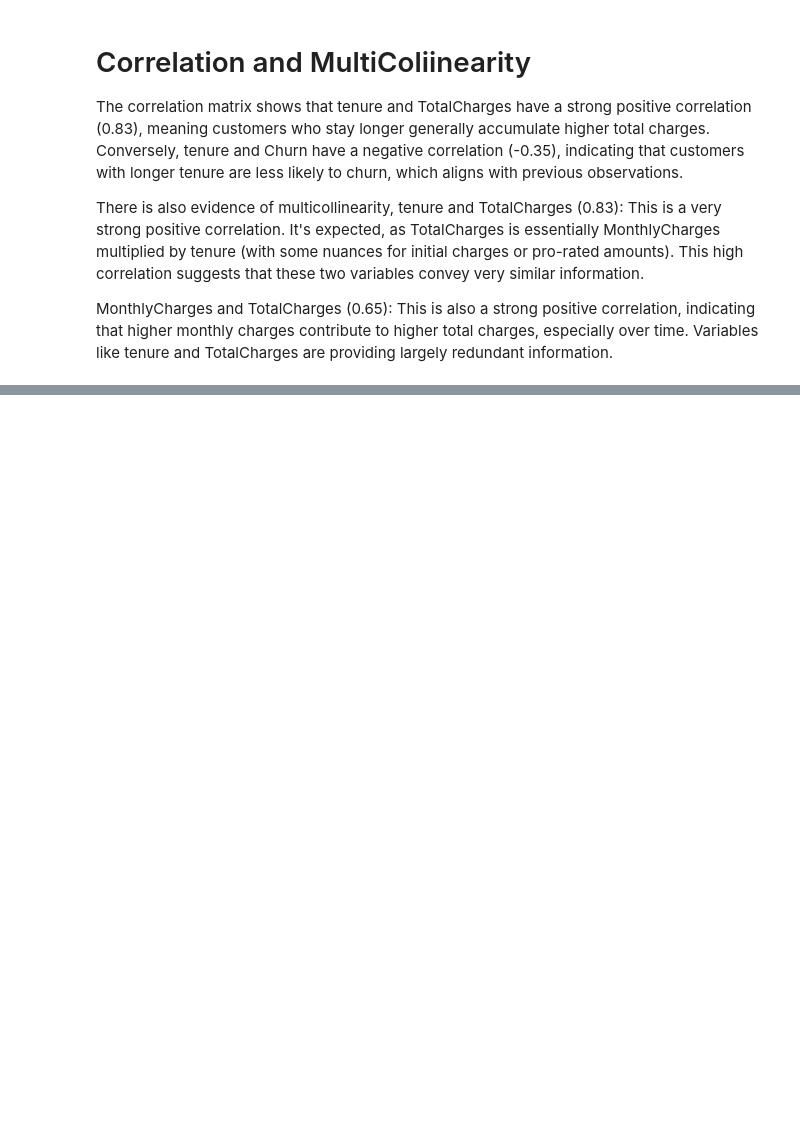
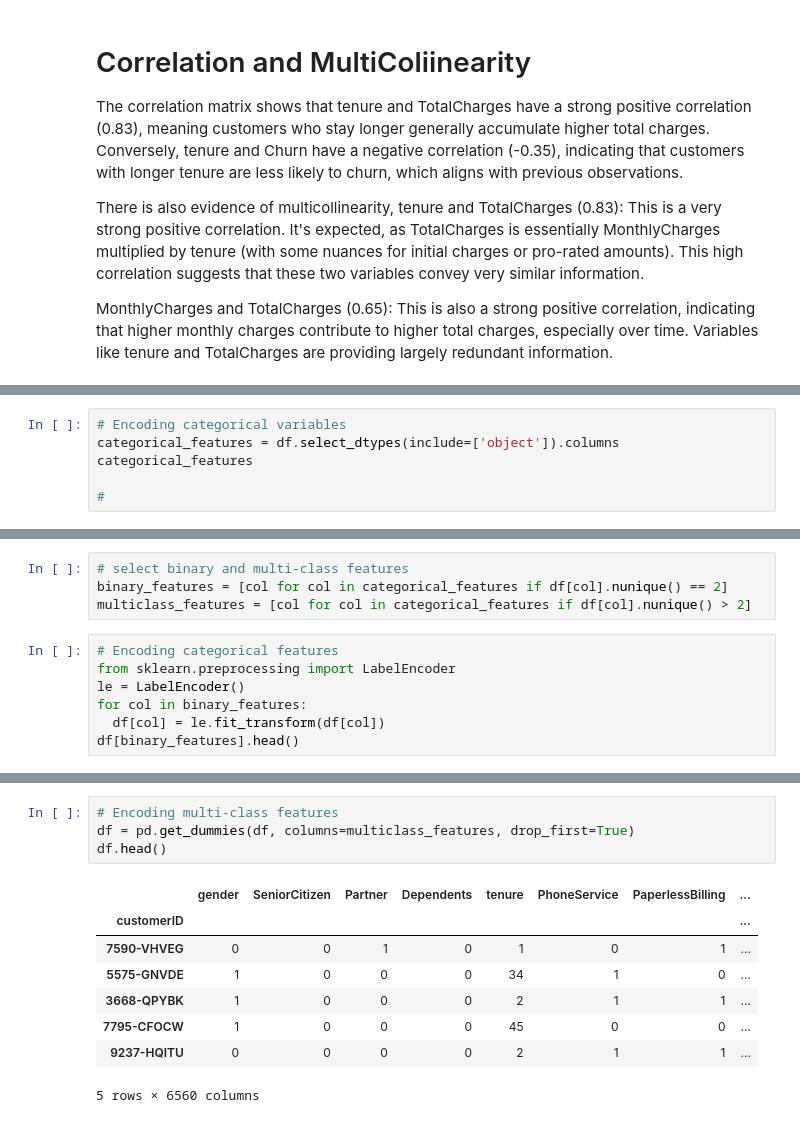
Before and after one commit to Kwasi-Dankwa/teleco-churn-project-ml, a Jupyter notebook: teleco_customer_churn.ipynb, the cells around one changed output, grey strips where cells are left out. Cells and saved outputs as stored; diff of their text form; blank space fills up the shorter version.

Commit message:
updating complete data preprocessing phase

```diff
--- a/teleco_customer_churn.ipynb
+++ b/teleco_customer_churn.ipynb
@@ -318,0 +321,6 @@ MonthlyCharges and TotalCharges (0.65): This is also a strong positive correlati
+# %%
+# Encoding categorical variables
+categorical_features = df.select_dtypes(include=['object']).columns
+categorical_features
+
+#
@@ -318,0 +333,11 @@ MonthlyCharges and TotalCharges (0.65): This is also a strong positive correlati
+# %%
+# select binary and multi-class features
+binary_features = [col for col in categorical_features if df[col].nunique() == 2]
+multiclass_features = [col for col in categorical_features if df[col].nunique() > 2]
+# %%
+# Encoding categorical features
+from sklearn.preprocessing import LabelEncoder
+le = LabelEncoder()
+for col in binary_features:
+  df[col] = le.fit_transform(df[col])
+df[binary_features].head()
@@ -318,0 +352,13 @@ MonthlyCharges and TotalCharges (0.65): This is also a strong positive correlati
+# %%
+# Encoding multi-class features
+df = pd.get_dummies(df, columns=multiclass_features, drop_first=True)
+df.head()
+# %% [output]
+|  | gender | SeniorCitizen | Partner | Dependents | tenure | PhoneService | PaperlessBilling | ... |
+| customerID |  |  |  |  |  |  |  | ... |
+| 7590-VHVEG | 0 | 0 | 1 | 0 | 1 | 0 | 1 | ... |
+| 5575-GNVDE | 1 | 0 | 0 | 0 | 34 | 1 | 0 | ... |
+| 3668-QPYBK | 1 | 0 | 0 | 0 | 2 | 1 | 1 | ... |
+| 7795-CFOCW | 1 | 0 | 0 | 0 | 45 | 0 | 0 | ... |
+| 9237-HQITU | 0 | 0 | 0 | 0 | 2 | 1 | 1 | ... |
+5 rows × 6560 columns
```
Also changed, not shown: parts of 5 cells of this notebook.
